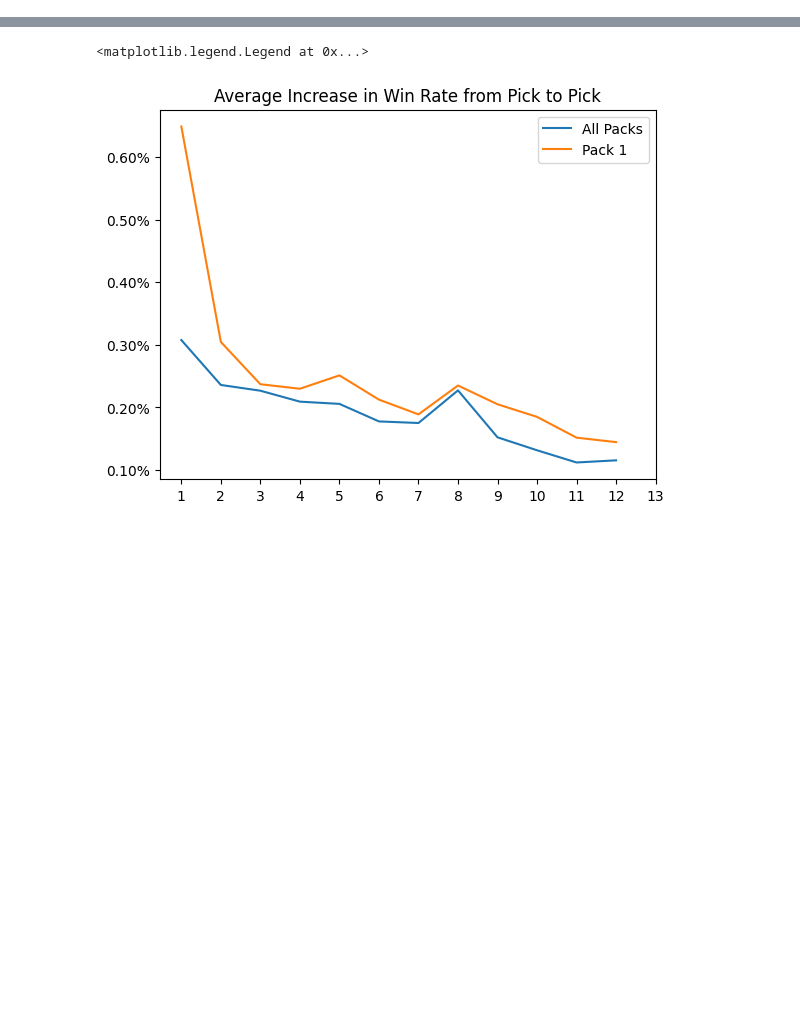
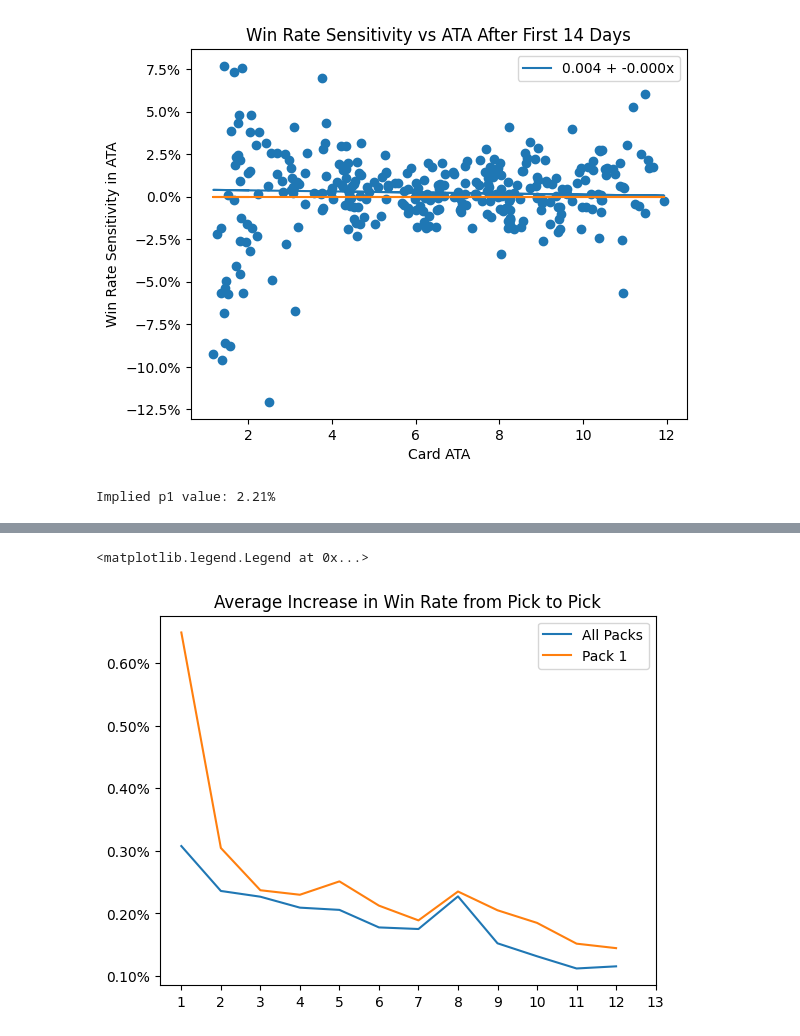
Before and after one commit to oelarnes/iwd, a Jupyter notebook: Pick Value.ipynb, the cells around one changed output, grey strips where cells are left out. Saved outputs shown, nothing was run; the diff lists cells and outputs as text; code cells hidden in the pictures; blank space fills up the shorter version.

```diff
--- a/Pick Value.ipynb
+++ b/Pick Value.ipynb
@@ -63,0 +148,48 @@ ata = (match_counts_all_packs * numpy.arange(1,14).reshape(1,13)).sum(axis=1) /
+# %%
+def scatter_wr_vs_ata(card_name, ndays_cutoff=14):
+    fig, ax = pyplot.subplots()
+    wr_curve = wr_avg_by_date_norm[ndays_cutoff:, NAMES.index(card_name)]
+    ata_curve = ata_by_date[ndays_cutoff:, NAMES.index(card_name)]
+
+    ax.scatter(ata_curve, wr_curve)
+
+    reg.fit(ata_curve.reshape(ata_curve.shape[0], 1), wr_curve.reshape(wr_curve.shape[0], 1))
+
+    fit = ata_curve * reg.coef_[0][0] + reg.intercept_
+
+    ax.plot(ata_curve, fit, label=f'{reg.intercept_[0]:.3f} + {reg.coef_[0][0]:.3f}x')
+    ax.set_title(f'Normalized WR vs ATA for {card_name}')
+    ax.legend()
+
+
+
+def make_alpha(cutoff):
+    def alpha(card_index):
+
+        wr_curve = wr_avg_by_date_norm[cutoff:, card_index]
+        ata_curve = ata_by_date[cutoff:, card_index]
+
+        reg.fit(ata_curve.reshape(ata_curve.shape[0], 1), wr_curve.reshape(wr_curve.shape[0], 1))
+
+        return reg.coef_[0][0]
+    return alpha
+# %%
+cutoff = 14
+alphas = numpy.vectorize(make_alpha(cutoff))(numpy.arange(0, len(NAMES)))
+
+fig, ax = pyplot.subplots()
+ax.scatter(ata, alphas)
+
+reg.fit(ata.reshape(ata.shape[0], 1), alphas.reshape(alphas.shape[0], 1), matches_by_card)
+ax.plot(ata, reg.intercept_ + reg.coef_[0][0] * ata, label=f'{reg.intercept_[0]:.3f} + {reg.coef_[0][0]:.3f}x')
+ax.plot(ata, numpy.zeros(ata.shape[0]))
+ax.yaxis.set_major_formatter(ticker.PercentFormatter(xmax=1, decimals=1))
+ax.set_xlabel('Card ATA')
+ax.set_ylabel('Win Rate Sensitivity in ATA')
+ax.set_title(f'Win Rate Sensitivity vs ATA After First {cutoff} Days')
+ax.legend()
+pyplot.show()
+print(f'Implied p1 value: {pick_equity(1, reg.intercept_[0]):.2%}')
+# %% [output]
+[figure, added]
+Implied p1 value: 2.21%
```
Also changed, not shown: parts of 16 cells of this notebook.
